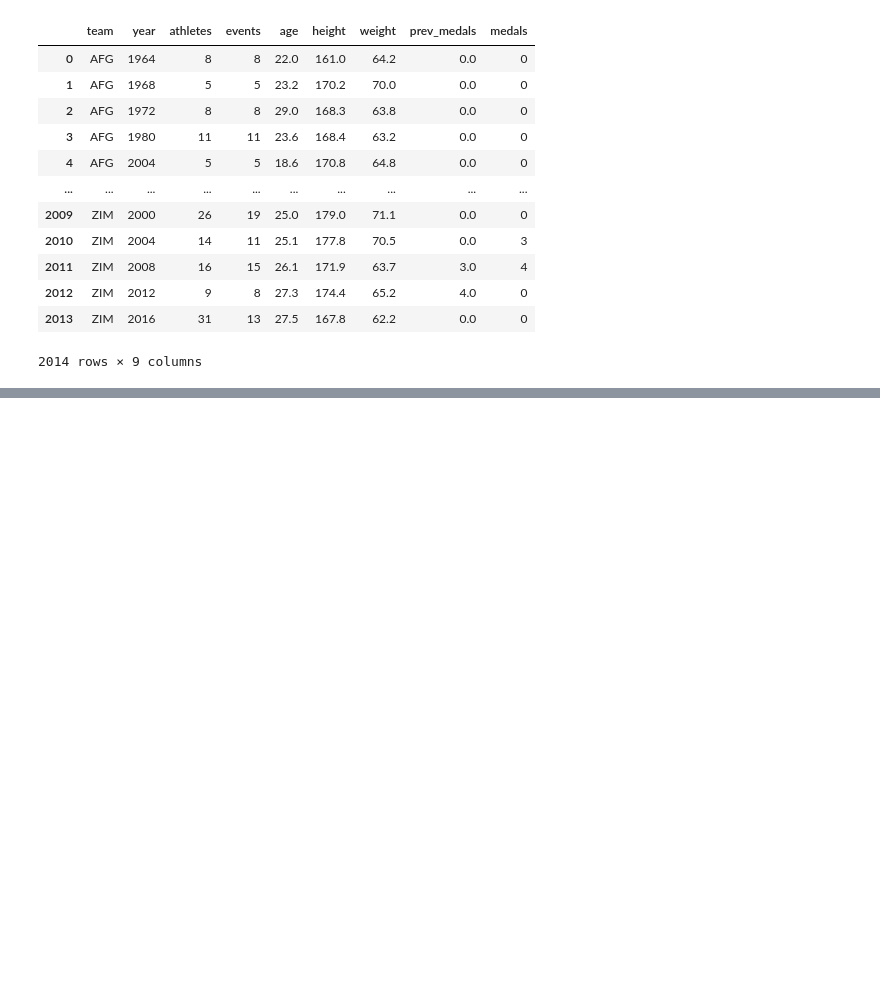
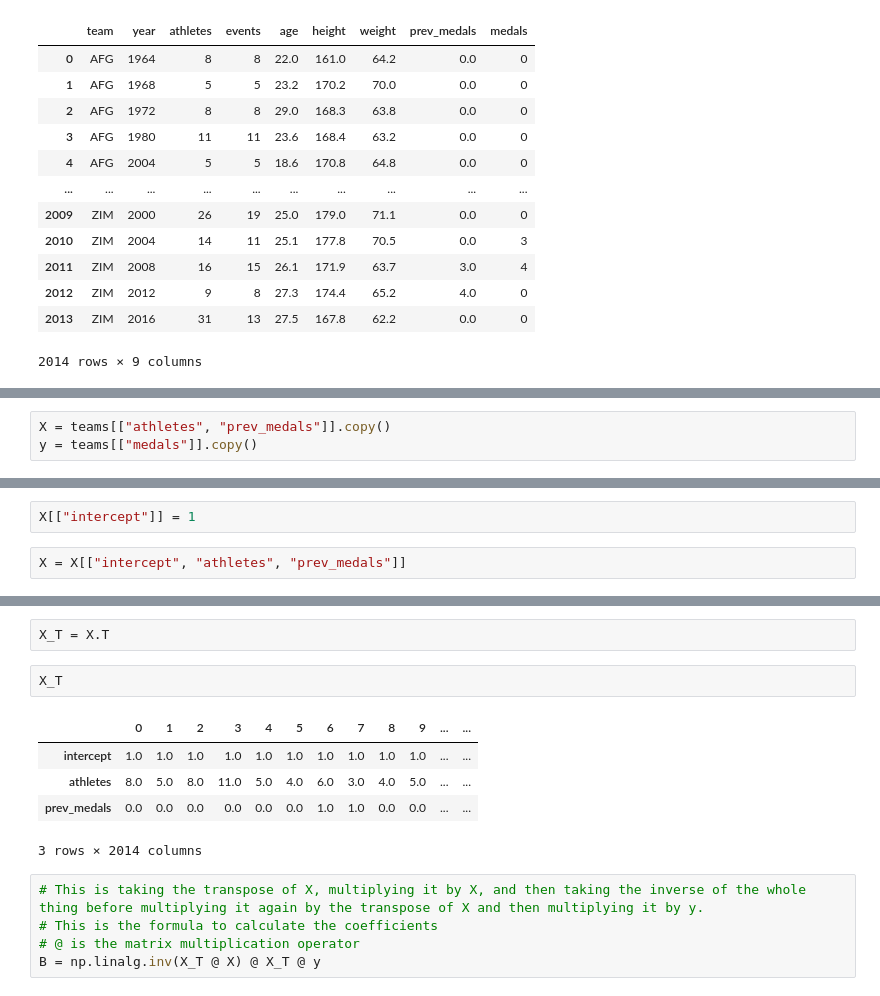
Before and after one commit to kwolf3/Experiments, a Jupyter notebook: Linear Regression from Scratch.ipynb, the cells around one changed output, grey strips where cells are left out. Saved outputs shown, nothing was run; the diff lists cells and outputs as text; blank space fills up the shorter version.

```diff
--- a/Linear Regression from Scratch.ipynb
+++ b/Linear Regression from Scratch.ipynb
@@ -50,0 +57,3 @@ teams
+# %%
+X = teams[["athletes", "prev_medals"]].copy()
+y = teams[["medals"]].copy()
@@ -50,0 +92,4 @@ teams
+# %%
+X[["intercept"]] = 1
+# %%
+X = X[["intercept", "athletes", "prev_medals"]]
@@ -50,0 +112,15 @@ teams
+# %%
+X_T = X.T
+# %%
+X_T
+# %% [output]
+|  | 0 | 1 | 2 | 3 | 4 | 5 | 6 | 7 | 8 | 9 | ... | ... |
+| intercept | 1.0 | 1.0 | 1.0 | 1.0 | 1.0 | 1.0 | 1.0 | 1.0 | 1.0 | 1.0 | ... | ... |
+| athletes | 8.0 | 5.0 | 8.0 | 11.0 | 5.0 | 4.0 | 6.0 | 3.0 | 4.0 | 5.0 | ... | ... |
+| prev_medals | 0.0 | 0.0 | 0.0 | 0.0 | 0.0 | 0.0 | 1.0 | 1.0 | 0.0 | 0.0 | ... | ... |
+3 rows × 2014 columns
+# %%
+# This is taking the transpose of X, multiplying it by X, and then taking the inverse of the whole thing before multiplying it again by the transpose of X and then multiplying it by y.
+# This is the formula to calculate the coefficients
+# @ is the matrix multiplication operator
+B = np.linalg.inv(X_T @ X) @ X_T @ y
```
Also changed, not shown: parts of 18 cells of this notebook.
